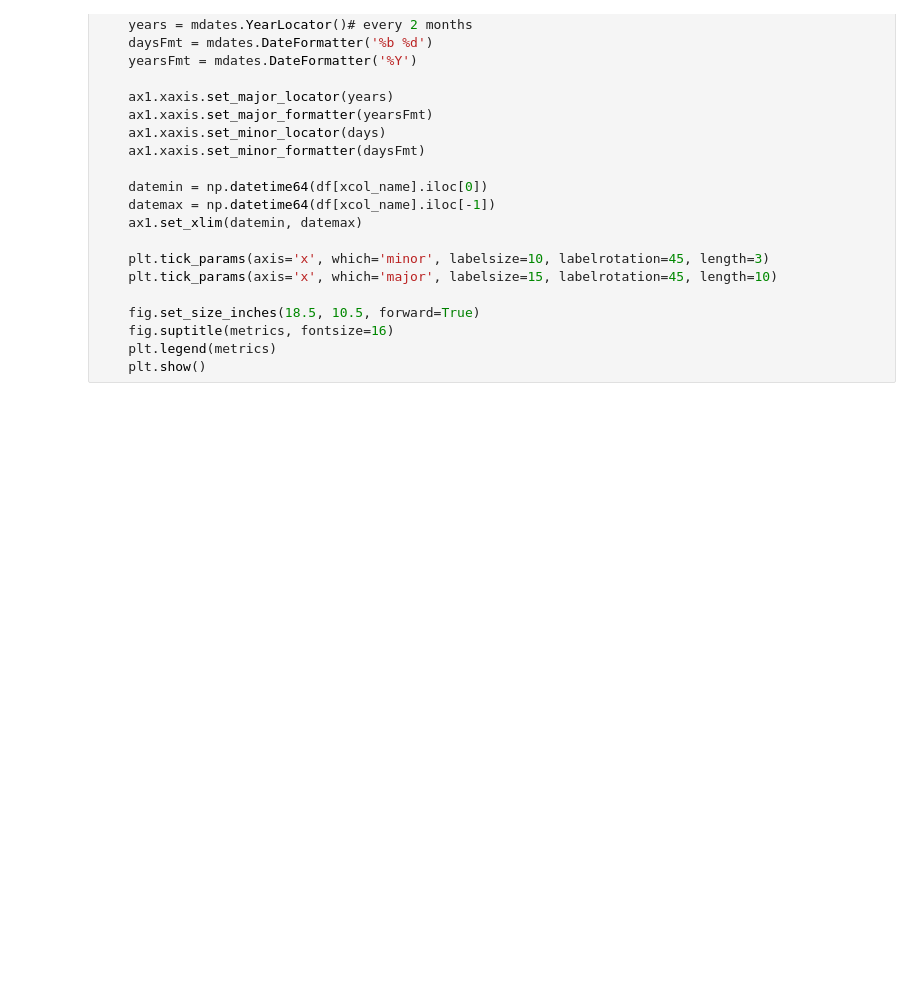
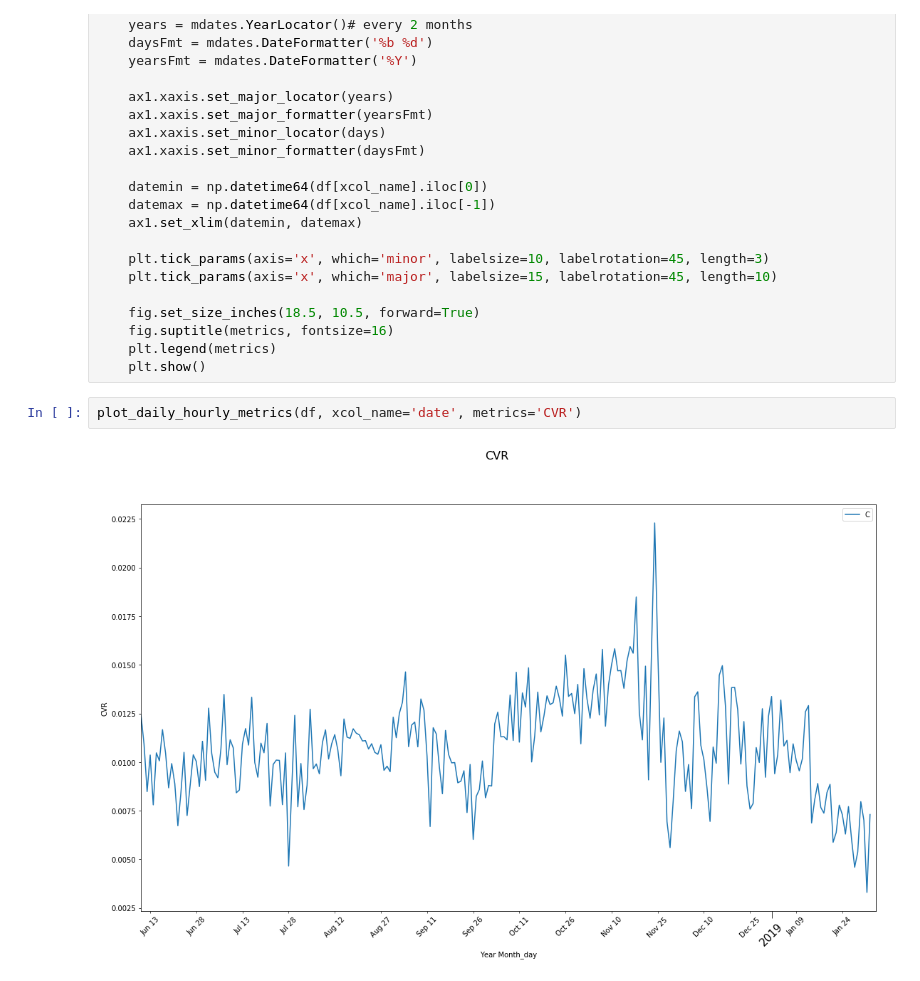
Before and after one commit to giladkeren/adhoc_charts, a Jupyter notebook: Adhoc reports.ipynb, the cells around one changed output. Cells and saved outputs as stored; diff of their text form; blank space fills up the shorter version.

```diff
--- a/Adhoc reports.ipynb
+++ b/Adhoc reports.ipynb
@@ -45,6 +45,10 @@ def plot_daily_hourly_metrics(df, xcol_name='date', metrics=None):
     fig.suptitle(metrics, fontsize=16)
     plt.legend(metrics)
     plt.show()
+# %%
+plot_daily_hourly_metrics(df, xcol_name='date', metrics='CVR')
+# %% [output]
+[figure, added]
 # %%
 plot_daily_hourly_metrics(df, xcol_name='date', metrics='cost')
 # %% [output]
```
Also changed, not shown: parts of 6 cells of this notebook.
